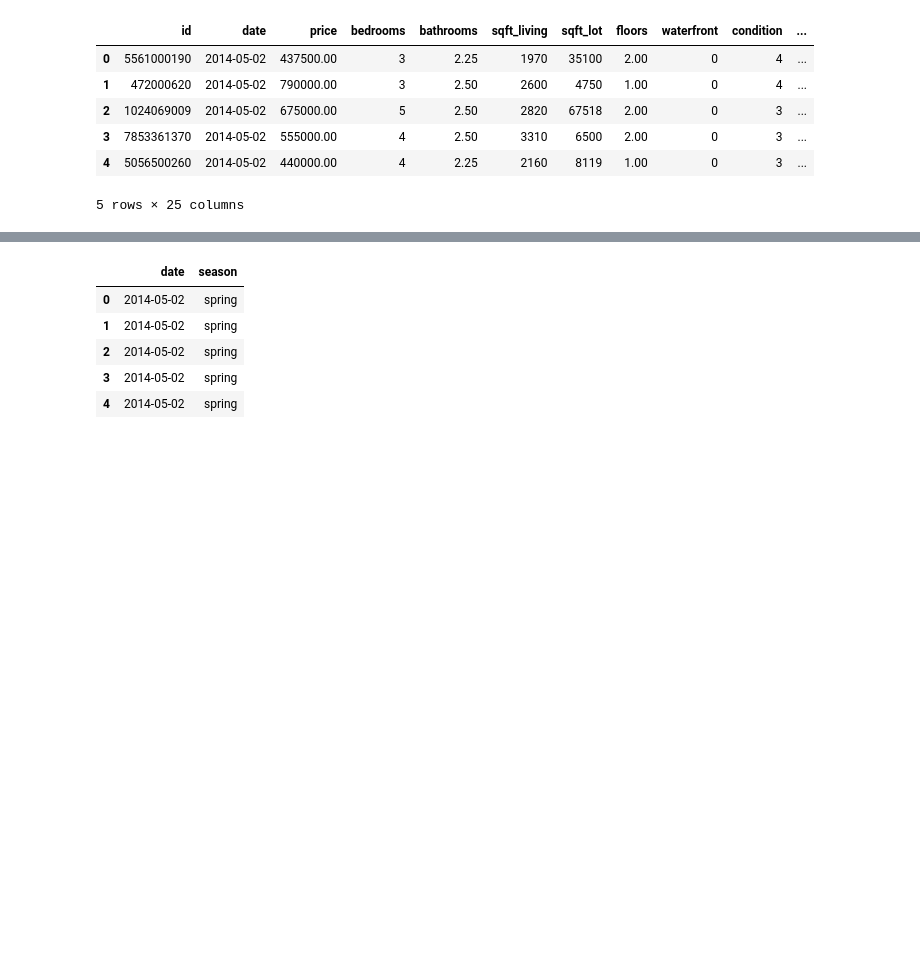
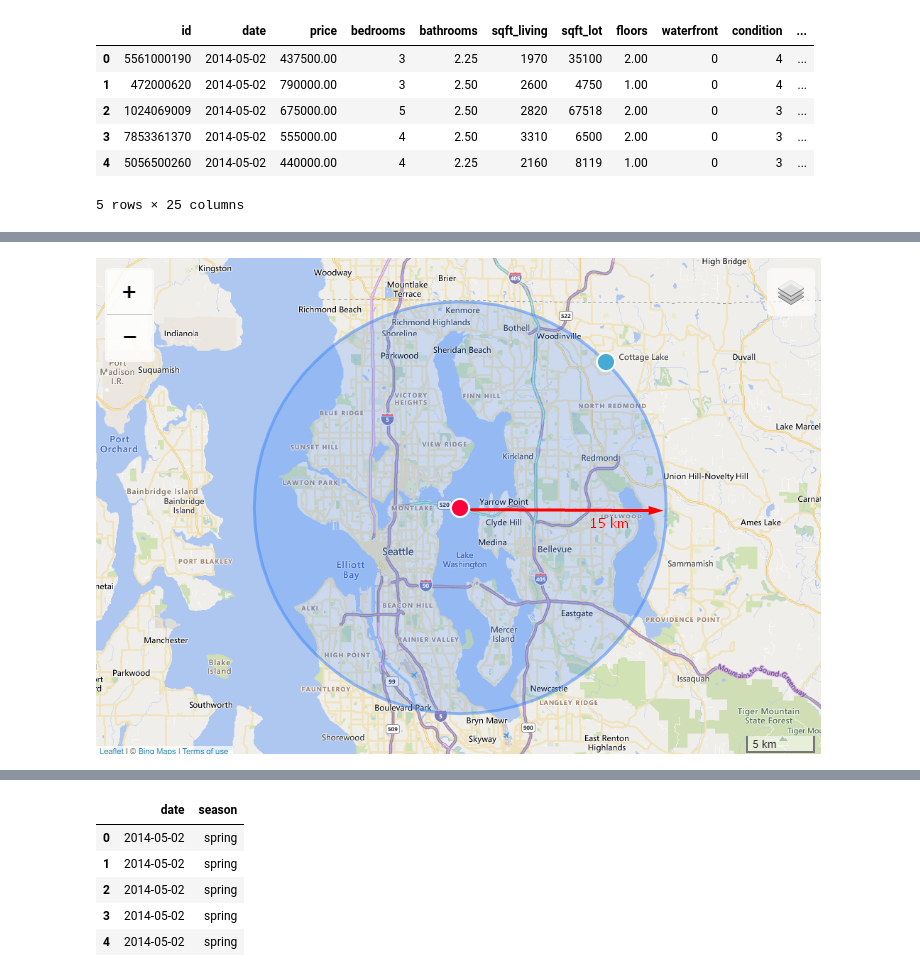
Before and after one commit to marianaborgal/P001_RealEstate_Insights, a Jupyter notebook: notebooks/P001_RealSate_Insights_v2_FeaturesCreation.ipynb, the cells around one changed output, grey strips where cells are left out. Saved outputs shown, nothing was run; the diff lists cells and outputs as text; code cells hidden in the pictures; blank space fills up the shorter version.

```diff
--- a/notebooks/P001_RealSate_Insights_v2_FeaturesCreation.ipynb
+++ b/notebooks/P001_RealSate_Insights_v2_FeaturesCreation.ipynb
@@ -418,3 +412,7 @@ df3[['query','dist_fromlake']].sample(5)
+# %%
+Image('../images/radius.png')
+# %% [output]
+[figure, added]
 # %%
 # mean price by zipcode
 a = df3[['price','zipcode']].groupby('zipcode').mean().reset_index().rename(columns={'price': 'mean_price_zipcode'})
```
Also changed, not shown: parts of 22 cells of this notebook, 3 other files.
